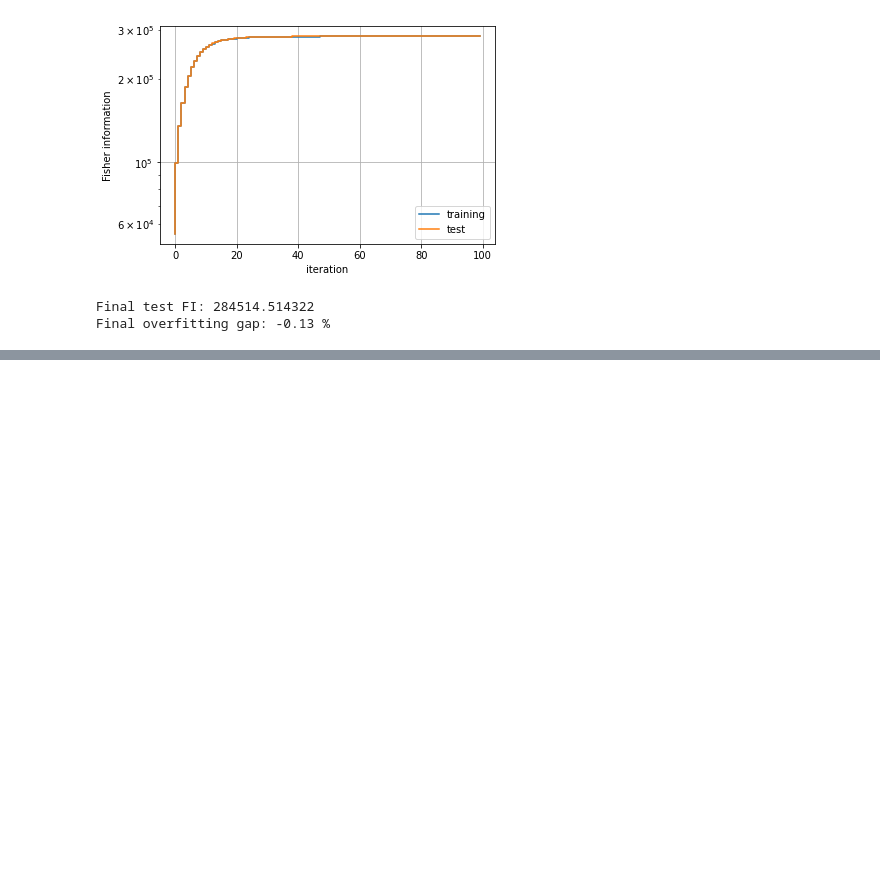
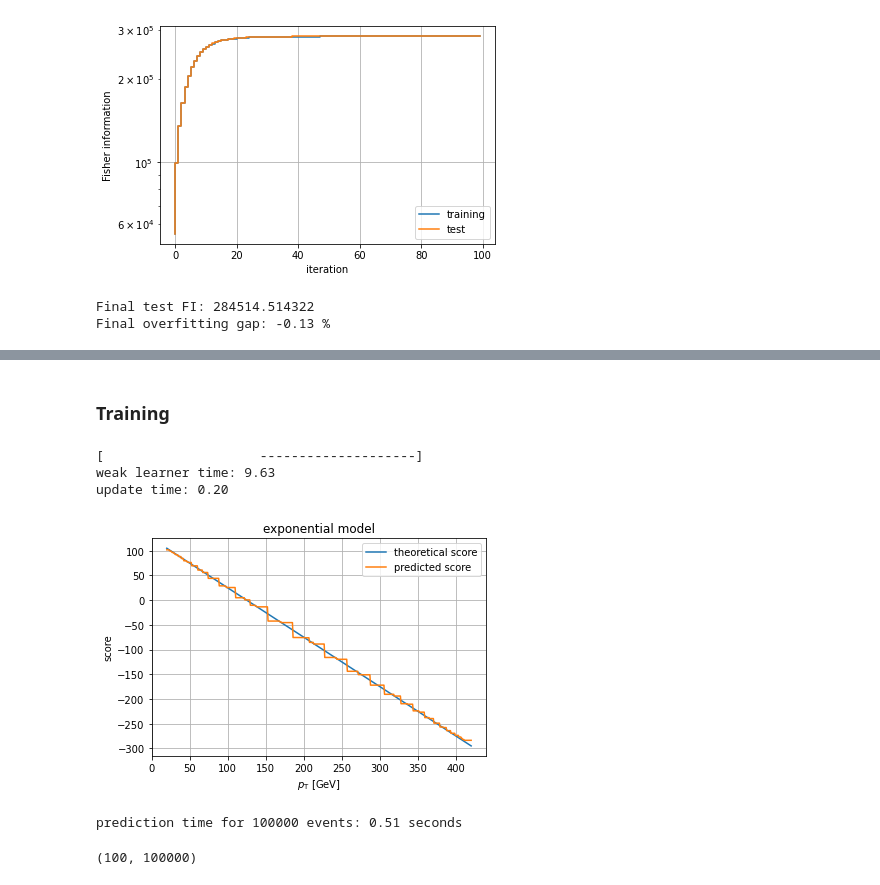
Before and after one commit to HephyAnalysisSW/BIT, a Jupyter notebook: bit_p3_demo.ipynb, the cells around one changed output, grey strips where cells are left out. Saved outputs shown, nothing was run; the diff lists cells and outputs as text; code cells hidden in the pictures; blank space fills up the shorter version.

Commit message:
cleanup files, refactor vectorized prediction, rerun exponential data, add exponential model to demo, unit tests P3 version, node split unit tests

```diff
--- a/bit_p3_demo.ipynb
+++ b/bit_p3_demo.ipynb
@@ -105,0 +120,63 @@ Final overfitting gap: -0.13 %
+# %%
+pT0   = 25.
+alpha = 1./100
+xmin  = 20
+xmax  = 420
+
+def exponential_model(x):
+    return 1.0/alpha*np.exp(-alpha*(x-pT0))
+
+def theoretical_exponential_model_score(x):
+    return 1.0/(alpha) - (x - pT0)
+
+min_score_theory = min(theoretical_exponential_model_score(xmin), theoretical_exponential_model_score(xmax))
+max_score_theory = max(theoretical_exponential_model_score(xmin), theoretical_exponential_model_score(xmax))
+# %% [markdown]
+### Training
+# %%
+n_trees       = 100
+learning_rate = 0.2
+max_depth     = 2
+min_size      = 50
+
+bit = BoostedInformationTree(
+        training_features = training_features,
+        training_weights      = training_weights,
+        training_diff_weights = training_diff_weights,
+        learning_rate = learning_rate,
+        n_trees = n_trees,
+        max_depth=max_depth,
+        min_size=min_size,
+        split_method='vectorized_split_and_weight_sums',
+        weights_update_method='vectorized')
+
+bit.boost()
+# %% [output]
+[                    --------------------]
+weak learner time: 9.63
+update time: 0.20
+# %%
+x_grid = np.linspace(xmin, xmax, 500)
+theoretical_scores = theoretical_exponential_model_score(x_grid)
+predicted_scores = np.array([bit.predict([feature]) for feature in x_grid])
+# %%
+plt.plot(x_grid, theoretical_scores, label="theoretical score")
+plt.plot(x_grid, predicted_scores, label="predicted score")
+plt.title("exponential model")
+plt.xlabel("$p_{\mathrm{T}}$ [GeV]")
+plt.ylabel("score")
+plt.grid(True)
+plt.legend(loc="upper right")
+plt.show()
+# %% [output]
+[figure, added]
+# %%
+time1 = time.time()
+predicted_scores_training = bit.vectorized_predict(training_features, summed=False)
+predicted_scores_test = bit.vectorized_predict(test_features, summed=False)
+time2 = time.time()
+print("prediction time for %d events: %.2f seconds" % (len(training_features), time2 - time1))
+predicted_scores_training.shape
+# %% [output]
+prediction time for 100000 events: 0.51 seconds
+(100, 100000)
```
Also changed, not shown: parts of 6 cells of this notebook, 16 other files.
